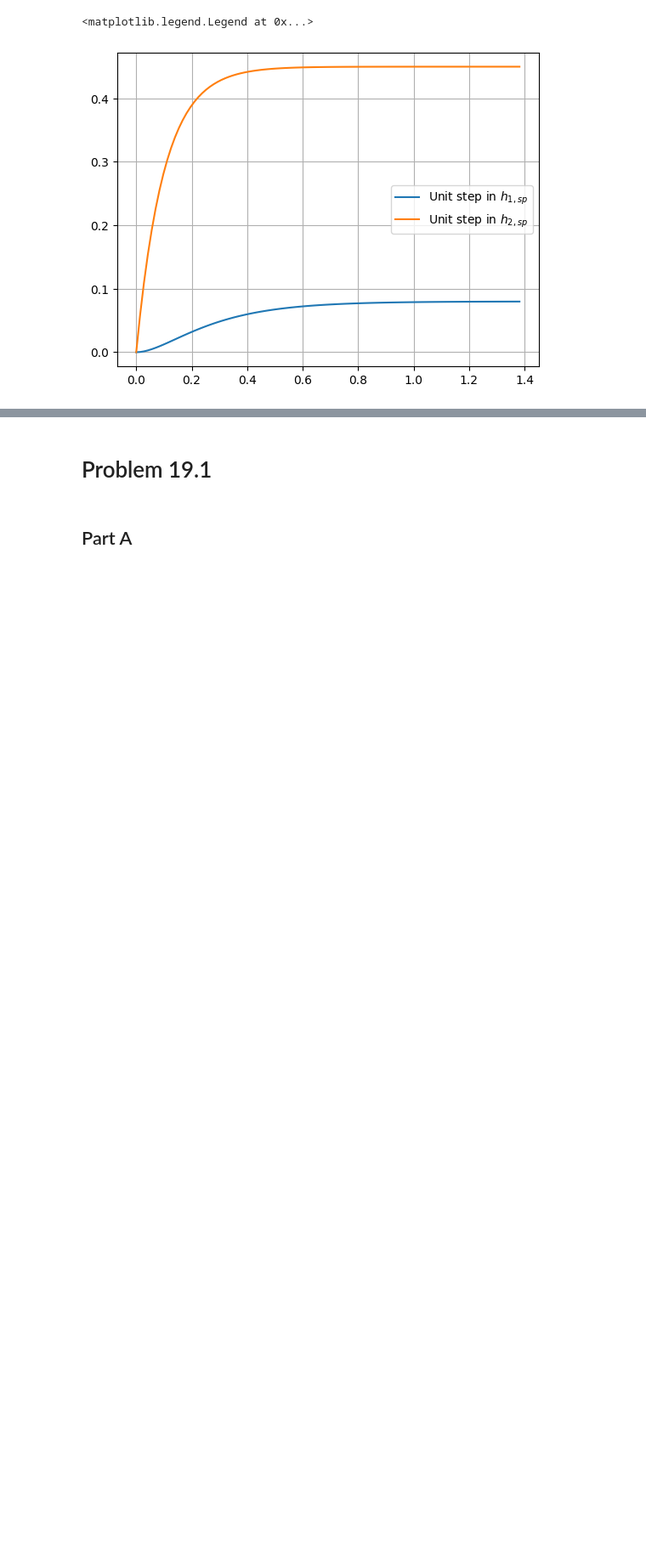
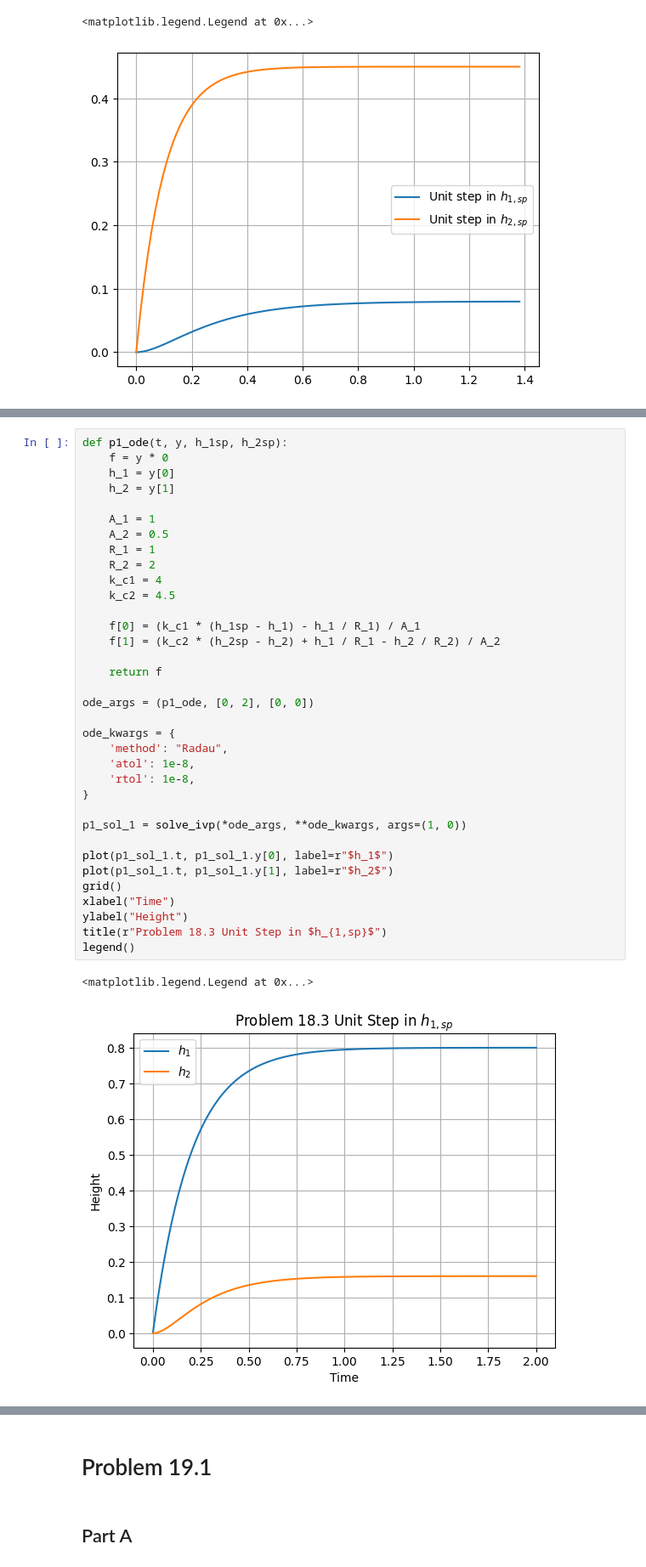
Before and after one commit to nibhscripta/Spring-2023, a Jupyter notebook: CHEN 461/CHEN 461 HW12/CHEN 461 HW12.ipynb, the cells around one changed output, grey strips where cells are left out. Shown at 85% size. Saved outputs shown, nothing was run; the diff lists cells and outputs as text; blank space fills up the shorter version.

```diff
--- a/CHEN 461/CHEN 461 HW12/CHEN 461 HW12.ipynb
+++ b/CHEN 461/CHEN 461 HW12/CHEN 461 HW12.ipynb
@@ -49,0 +85,38 @@ legend(loc="right")
+# %%
+def p1_ode(t, y, h_1sp, h_2sp):
+    f = y * 0
+    h_1 = y[0]
+    h_2 = y[1]
+
+    A_1 = 1
+    A_2 = 0.5
+    R_1 = 1
+    R_2 = 2
+    k_c1 = 4
+    k_c2 = 4.5
+
+    f[0] = (k_c1 * (h_1sp - h_1) - h_1 / R_1) / A_1
+    f[1] = (k_c2 * (h_2sp - h_2) + h_1 / R_1 - h_2 / R_2) / A_2
+
+    return f
+
+ode_args = (p1_ode, [0, 2], [0, 0])
+
+ode_kwargs = {
+    'method': "Radau",
+    'atol': 1e-8,
+    'rtol': 1e-8,
+}
+
+p1_sol_1 = solve_ivp(*ode_args, **ode_kwargs, args=(1, 0))
+
+plot(p1_sol_1.t, p1_sol_1.y[0], label=r"$h_1$")
+plot(p1_sol_1.t, p1_sol_1.y[1], label=r"$h_2$")
+grid()
+xlabel("Time")
+ylabel("Height")
+title(r"Problem 18.3 Unit Step in $h_{1,sp}$")
+legend()
+# %% [output]
+<matplotlib.legend.Legend at 0x...>
+[figure, added]
```
Also changed, not shown: parts of 4 cells of this notebook.
